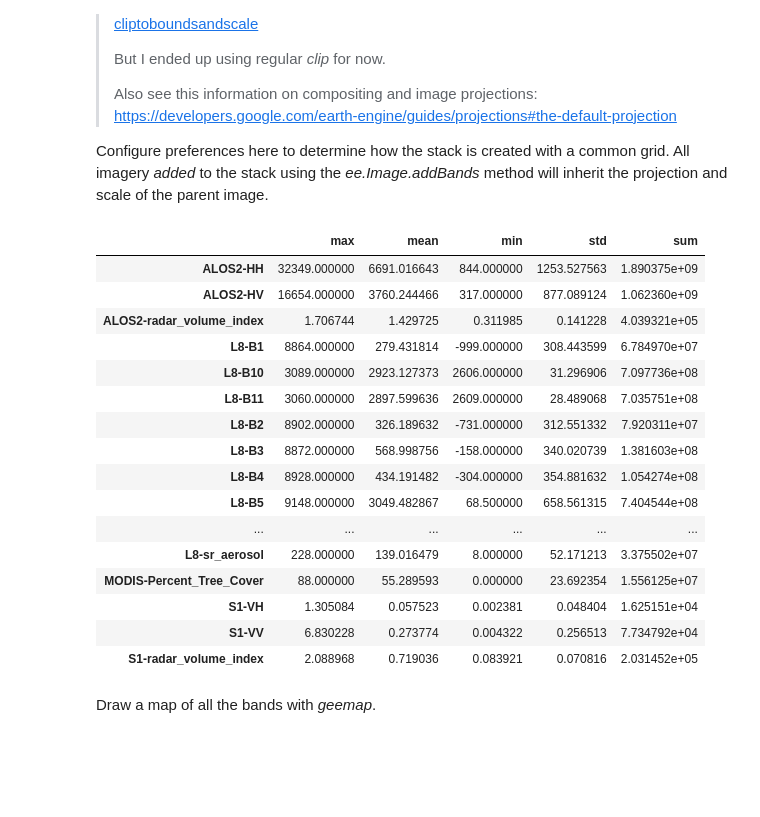
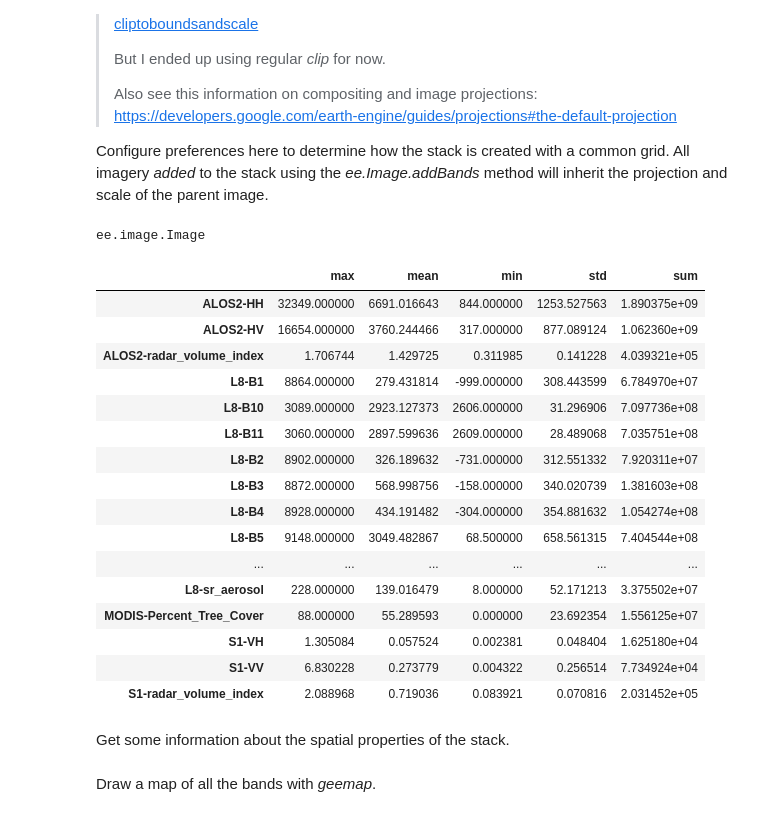
Before and after one commit to NaiaraSPinto/VegMapper, a Jupyter notebook: gee/vegMapper.ipynb, the cells around one changed output. Drawn from its saved outputs; the diff is of its cells as text; code cells hidden in the pictures; blank space fills up the shorter version.

```diff
--- a/gee/vegMapper.ipynb
+++ b/gee/vegMapper.ipynb
@@ -260,0 +48,7 @@ Make point geometry for each row from the columns of latitudes and longitudes, t
+# %%
+# Temporal coverage for imagery used in the analysis:
+startDate = '2017-04-01'  #@param {type: "date"}
+endDate = '2017-09-30'    #@param {type: "date"}
+
+# Target scale for zonal statistics and the output stack:
+scale = 30
@@ -516,3 +512,23 @@ type(pred_final)
 >https://developers.google.com/earth-engine/guides/projections#the-default-projection
 
 Configure preferences here to determine how the stack is created with a common grid. All imagery *added* to the stack using the *ee.Image.addBands* method will inherit the projection and scale of the parent image.
+# %%
+def prepare_image(image, pre: str, crs: str="EPSG:4326", scale: int=30):
+    renamed = image.rename([f'{pre}-{b}' for b in image.bandNames().getInfo()])
+    return renamed.setDefaultProjection(crs=crs, scale=scale).clip(roi)
+
+s1out = prepare_image(image=s1out, pre="S1")
+alos2out = prepare_image(image=alos2out, pre="ALOS2")
+l8out = prepare_image(image=l8out, pre="L8")
+modis = prepare_image(image=modis, pre="MODIS")
+
+stack = None  # Assemble the stack in a loop.
+for i in [s1out, alos2out, l8out, modis]:
+    if stack is not None:
+        stack = stack.addBands(i)
+    else:
+        stack = i
+
+type(stack)
+# %% [output]
+ee.image.Image
@@ -519,33 +541,35 @@ Configure preferences here to determine how the stack is created with a common g
 # %%
-def prefix_bands(image, prefix: str):
-    return [f'{prefix}-{b}' for b in image.bandNames().getInfo()]
+# def prefix_bands(image, prefix: str):
+#     return [f'{prefix}-{b}' for b in image.bandNames().getInfo()]
+# # Get initial stack from the landsat imagery and rename bands.
+# stack = l8out.clip(roi).rename(prefix_bands(l8out.clip(roi), "L8"))
+# # Add the rest of the images to the stack.
+# for img, pre in [(s1out, "S1"), (alos2out, "ALOS2"), (modis, "MODIS")]:
+#     stack = stack.addBands(img.clip(roi).rename(prefix_bands(img, pre)))
 
-# Get initial stack from the landsat imagery and rename bands.
-stack = l8out.clip(roi).rename(prefix_bands(l8out.clip(roi), "L8"))
+#stack = ee.ImageCollection.fromImages(images)
 
-# Add the rest of the images to the stack.
-for img, pre in [(s1out, "S1"), (alos2out, "ALOS2"), (modis, "MODIS")]:
-    stack = stack.addBands(img.clip(roi).rename(prefix_bands(img, pre)))
-
-# Generate rough stats about all bands in the stack # .resample(mode="bilinear")
+# Generate rough stats about all bands in the stack.
 stack_stats = pd.DataFrame(get_stats(stack, scale=500))
 
 stack_stats
 # %% [output]
 |  | max | mean | min | std | sum |
 | ALOS2-HH | 32349.000000 | 6691.016643 | 844.000000 | 1253.527563 | 1.890375e+09 |
 | ALOS2-HV | 16654.000000 | 3760.244466 | 317.000000 | 877.089124 | 1.062360e+09 |
 | ALOS2-radar_volume_index | 1.706744 | 1.429725 | 0.311985 | 0.141228 | 4.039321e+05 |
 | L8-B1 | 8864.000000 | 279.431814 | -999.000000 | 308.443599 | 6.784970e+07 |
 | L8-B10 | 3089.000000 | 2923.127373 | 2606.000000 | 31.296906 | 7.097736e+08 |
 | L8-B11 | 3060.000000 | 2897.599636 | 2609.000000 | 28.489068 | 7.035751e+08 |
 | L8-B2 | 8902.000000 | 326.189632 | -731.000000 | 312.551332 | 7.920311e+07 |
 | L8-B3 | 8872.000000 | 568.998756 | -158.000000 | 340.020739 | 1.381603e+08 |
 | L8-B4 | 8928.000000 | 434.191482 | -304.000000 | 354.881632 | 1.054274e+08 |
 | L8-B5 | 9148.000000 | 3049.482867 | 68.500000 | 658.561315 | 7.404544e+08 |
 | ... | ... | ... | ... | ... | ... |
 | L8-sr_aerosol | 228.000000 | 139.016479 | 8.000000 | 52.171213 | 3.375502e+07 |
 | MODIS-Percent_Tree_Cover | 88.000000 | 55.289593 | 0.000000 | 23.692354 | 1.556125e+07 |
-| S1-VH | 1.305084 | 0.057523 | 0.002381 | 0.048404 | 1.625151e+04 |
-| S1-VV | 6.830228 | 0.273774 | 0.004322 | 0.256513 | 7.734792e+04 |
+| S1-VH | 1.305084 | 0.057524 | 0.002381 | 0.048404 | 1.625180e+04 |
+| S1-VV | 6.830228 | 0.273779 | 0.004322 | 0.256514 | 7.734924e+04 |
 | S1-radar_volume_index | 2.088968 | 0.719036 | 0.083921 | 0.070816 | 2.031452e+05 |
+# %% [markdown]
+Get some information about the spatial properties of the stack.
```
Also changed, not shown: parts of 64 cells of this notebook.
